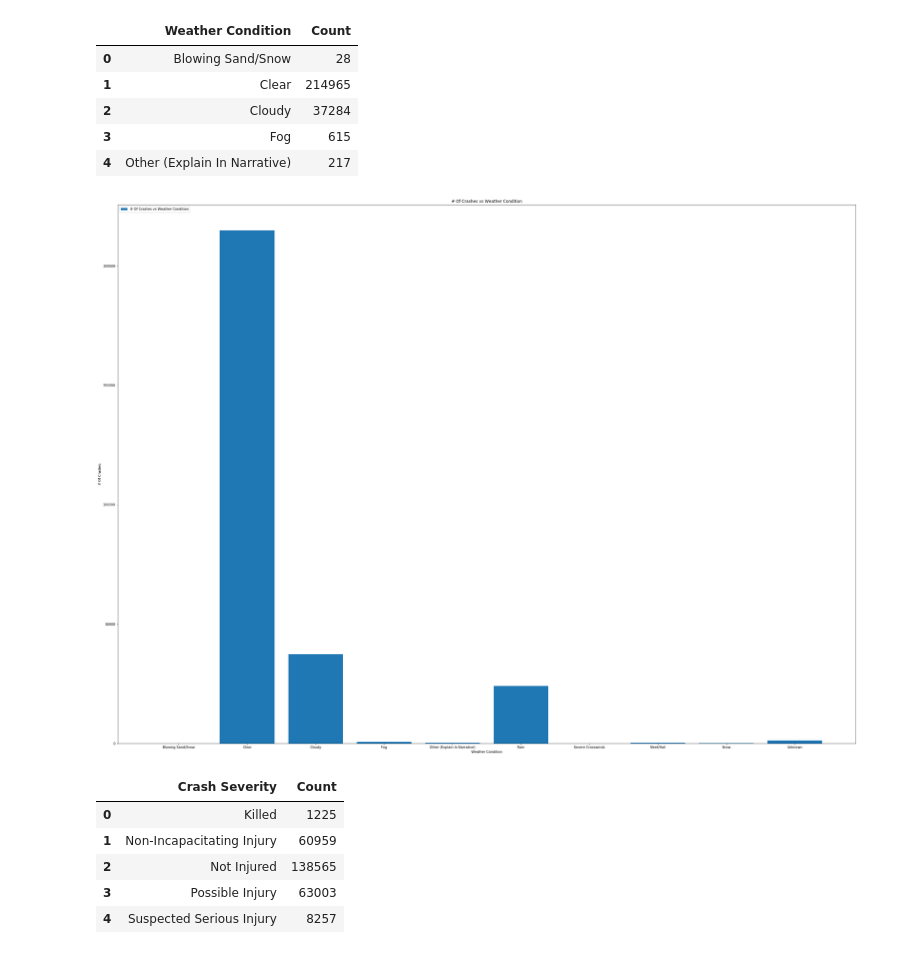
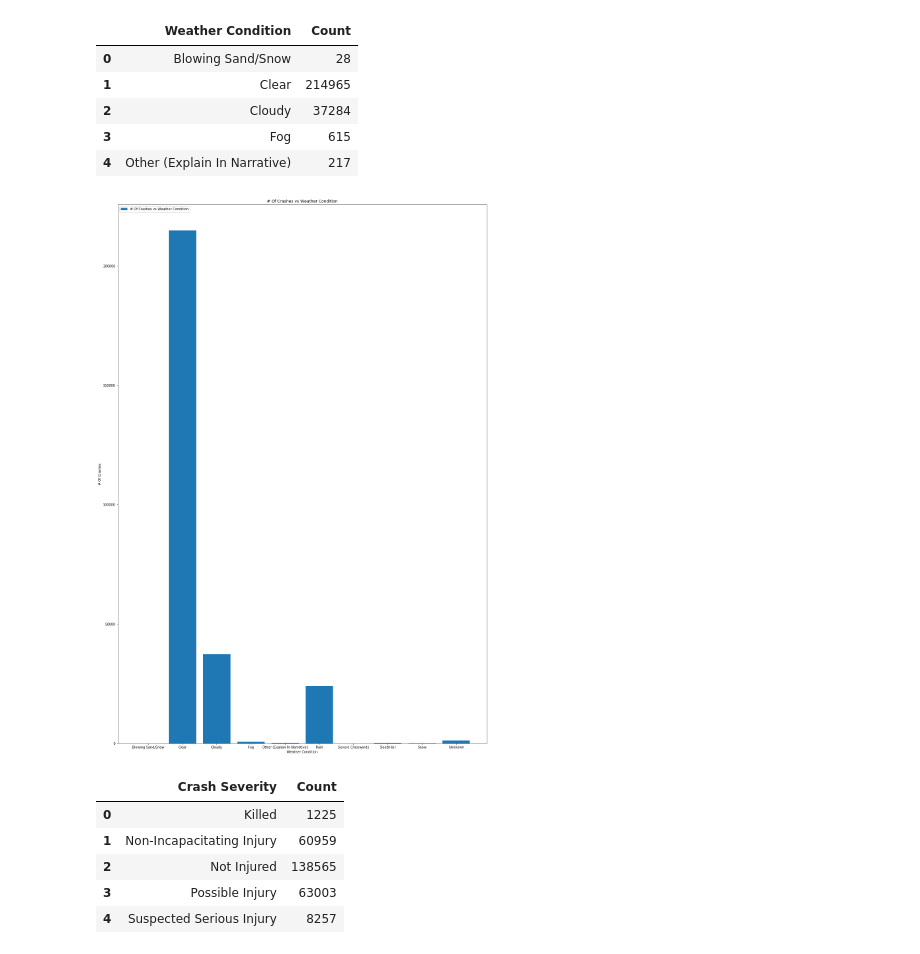
Before and after one commit to jaybrans/UTAUS201810DATA2, a Jupyter notebook: Project_1/ATX Traffic Incident.ipynb, the cells around one changed output. Cells and saved outputs as stored; diff of their text form; code cells hidden in the pictures.

```diff
--- a/Project_1/ATX Traffic Incident.ipynb
+++ b/Project_1/ATX Traffic Incident.ipynb
@@ -302,23 +302,23 @@ weatherDf.head()
 # %%
 weatherCondition = "Weather Condition"
 count = "Count"
 
 
 weatherX = weatherDf[weatherCondition]
 weatherY = weatherDf[count]
 
-plt.figure(figsize=(40,30))
+plt.figure(figsize=(20,30))
 plt.title("# Of Crashes vs Weather Condition")
 plt.xlabel("Weather Condition")
 plt.ylabel("# Of Crashes")
 
 
 plt.bar(weatherX, weatherY, label = '# Of Crashes vs Weather Condition')
 plt.legend(loc='upper left')
 plt.savefig("CrashesVsWeather.png")
 plt.show()
 # %% [output]
-[figure, old version]
+[figure, new version]
 # %%
 crashSeverityDf = crashesDf['Crash Severity'].groupby([crashesDf['Crash Severity']]).size().reset_index(name='Count')
 crashSeverityDf.head()
```
Also changed, not shown: parts of 6 cells of this notebook, 35 other files.
